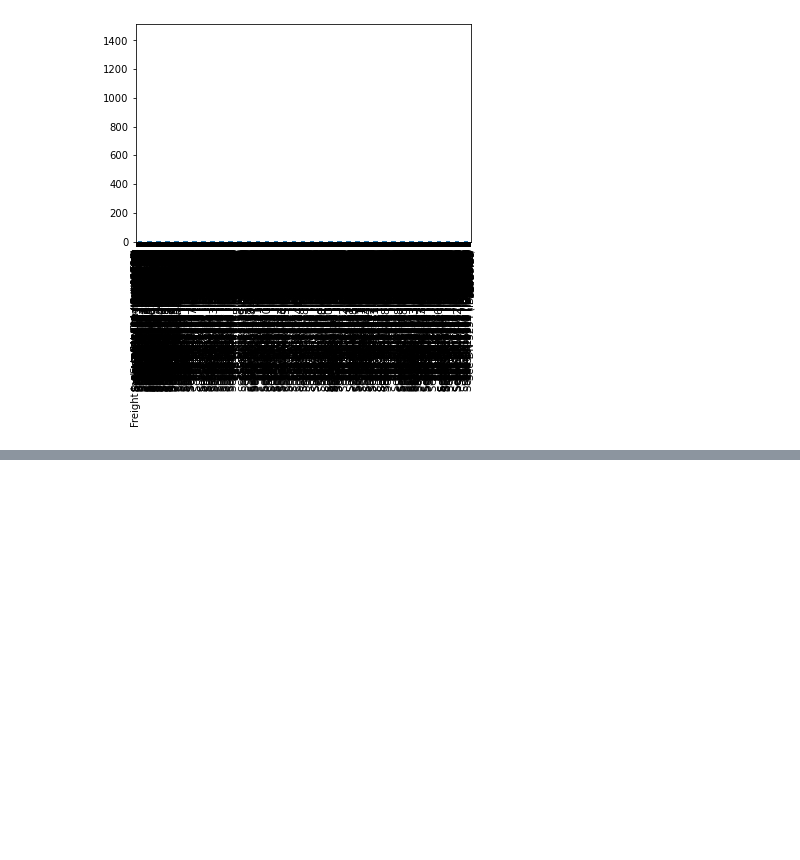
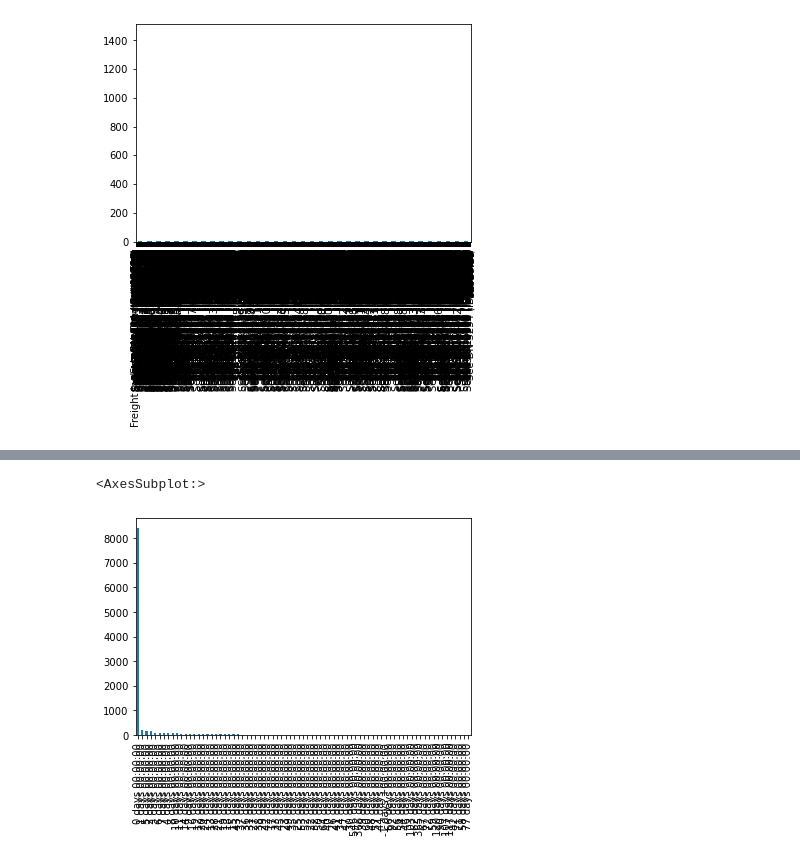
Before and after one commit to MCGUM5/NYCDSA_Project-1, a Jupyter notebook: Project1.ipynb, the cells around one changed output, grey strips where cells are left out. Cells and saved outputs as stored; diff of their text form; code cells hidden in the pictures; blank space fills up the shorter version.

```diff
--- a/Project1.ipynb
+++ b/Project1.ipynb
@@ -145,0 +184,6 @@ data['Freight Cost (USD)'].value_counts().plot.bar()
+# %%
+# Inspect data by using frequency distributions
+data['Recorded vs Delivered'].value_counts().plot.bar()
+# %% [output]
+<AxesSubplot:>
+[figure, added]
```
Also changed, not shown: parts of 5 cells of this notebook.
